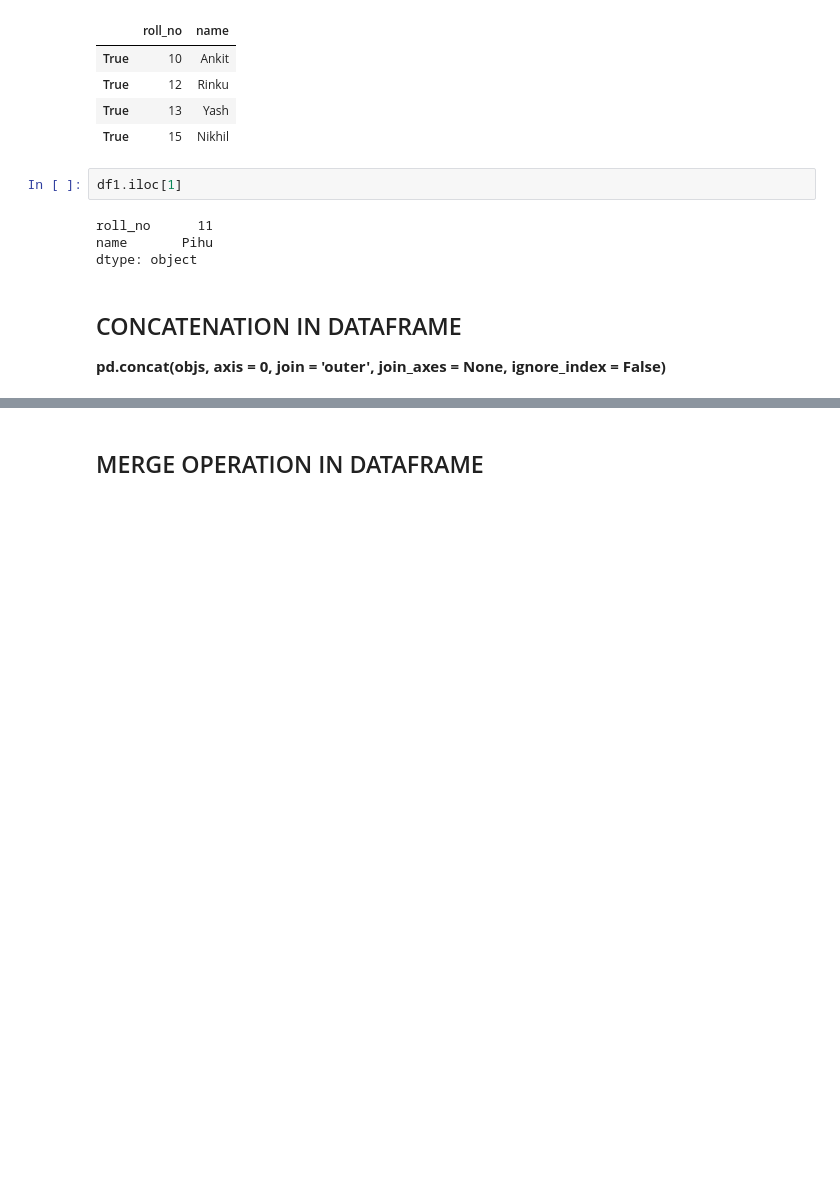
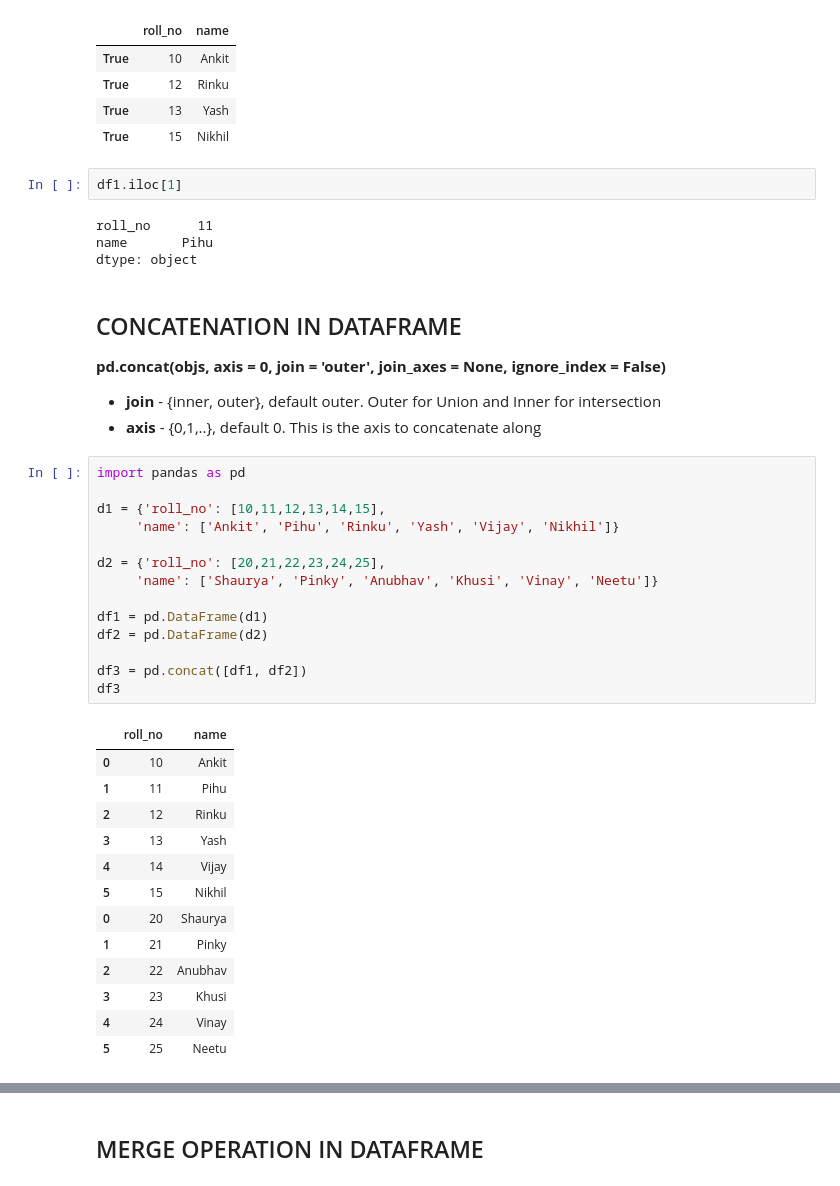
Before and after one commit to dr460ngeek/INFORMATION_PRACTICES_12, a Jupyter notebook: DAY 02 - (PART 1).ipynb, the cells around one changed output, grey strips where cells are left out. Saved outputs shown, nothing was run; the diff lists cells and outputs as text; blank space fills up the shorter version.

```diff
--- a/DAY 02 - (PART 1).ipynb
+++ b/DAY 02 - (PART 1).ipynb
@@ -1143,3 +1143,34 @@ dtype: object
 ## CONCATENATION IN DATAFRAME
 
 **pd.concat(objs, axis = 0, join = 'outer', join_axes = None, ignore_index = False)**
+
++ **join** - {inner, outer}, default outer. Outer for Union and Inner for intersection
++ **axis** - {0,1,..}, default 0. This is the axis to concatenate along
+# %%
+import pandas as pd
+
+d1 = {'roll_no': [10,11,12,13,14,15],
+     'name': ['Ankit', 'Pihu', 'Rinku', 'Yash', 'Vijay', 'Nikhil']}
+
+d2 = {'roll_no': [20,21,22,23,24,25],
+     'name': ['Shaurya', 'Pinky', 'Anubhav', 'Khusi', 'Vinay', 'Neetu']}
+
+df1 = pd.DataFrame(d1)
+df2 = pd.DataFrame(d2)
+
+df3 = pd.concat([df1, df2])
+df3
+# %% [output]
+|  | roll_no | name |
+| 0 | 10 | Ankit |
+| 1 | 11 | Pihu |
+| 2 | 12 | Rinku |
+| 3 | 13 | Yash |
+| 4 | 14 | Vijay |
+| 5 | 15 | Nikhil |
+| 0 | 20 | Shaurya |
+| 1 | 21 | Pinky |
+| 2 | 22 | Anubhav |
+| 3 | 23 | Khusi |
+| 4 | 24 | Vinay |
+| 5 | 25 | Neetu |
```
Also changed, not shown: parts of 4 cells of this notebook.
